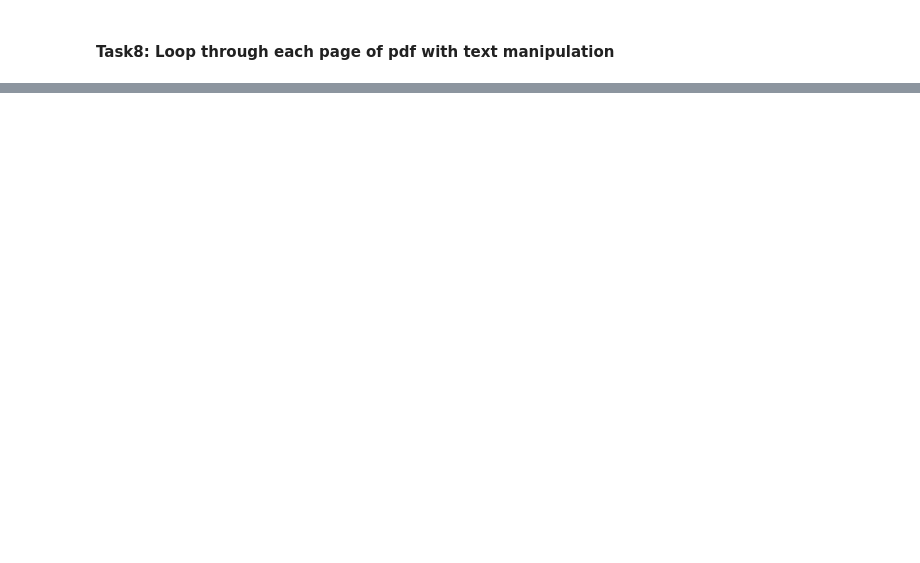
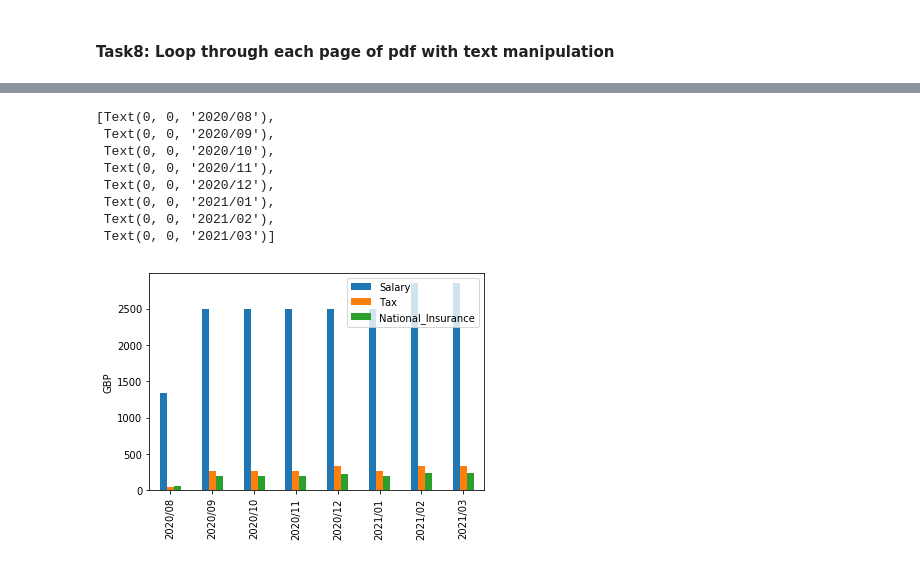
Before and after one commit to WhySeeYC/reference_app, a Jupyter notebook: fYnanCe/PyFinance.ipynb, the cells around one changed output, grey strips where cells are left out. Saved outputs shown, nothing was run; the diff lists cells and outputs as text; code cells hidden in the pictures; blank space fills up the shorter version.

```diff
--- a/fYnanCe/PyFinance.ipynb
+++ b/fYnanCe/PyFinance.ipynb
@@ -731,0 +590,15 @@ df
+# %%
+# Shows the percentage of tax and NIC toward a given Salary
+ax = df[ ["Salary","Tax" , "National_Insurance" ] ].plot(kind = 'bar')
+ax.set_ylabel("GBP")
+ax.set_xticklabels(df.YearMonth)
+# %% [output]
+[Text(0, 0, '2020/08'),
+ Text(0, 0, '2020/09'),
+ Text(0, 0, '2020/10'),
+ Text(0, 0, '2020/11'),
+ Text(0, 0, '2020/12'),
+ Text(0, 0, '2021/01'),
+ Text(0, 0, '2021/02'),
+ Text(0, 0, '2021/03')]
+[figure, added]
```
Also changed, not shown: parts of 40 cells of this notebook, 1 other file.
